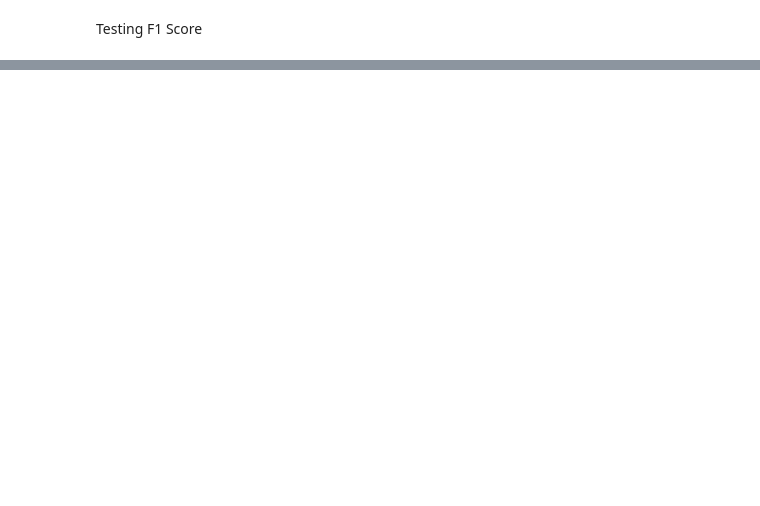
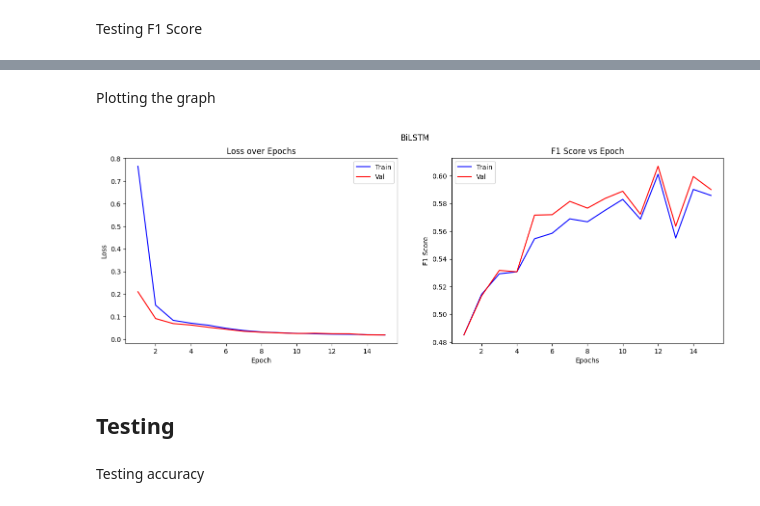
Before and after one commit to RaghavSakhuja/NLP-Assignments, a Jupyter notebook: Assignment2/ATE_w2v.ipynb, the cells around one changed output, grey strips where cells are left out. Saved outputs shown, nothing was run; the diff lists cells and outputs as text; code cells hidden in the pictures; blank space fills up the shorter version.

```diff
--- a/Assignment2/ATE_w2v.ipynb
+++ b/Assignment2/ATE_w2v.ipynb
@@ -249,0 +429,10 @@ Test F1 Score: 0.5705142197625834
+# %%
+input=Input(shape=(max_len,))
+BiLSTM_CRF_embed=Embedding(input_dim=vocab_size, output_dim=300, input_length=max_len, weights=[weights], trainable=False)(input)
+BiLSTM_CRF_bilstm=Bidirectional(LSTM(units=128, return_sequences=True, recurrent_dropout=0.1))(BiLSTM_CRF_embed)
+BiLSTM_model=(TimeDistributed(Dense(Y_test.shape[2], activation='relu')))(BiLSTM_CRF_bilstm)
+
+crf = CRF(Y_padded_test.shape[2])
+predicted_sequence, potentials, sequence_length, crf_kernel = crf(BiLSTM_model)
+
+BiLSTM_model=Model(input,potentials)
@@ -249,0 +441,8 @@ Test F1 Score: 0.5705142197625834
+# %%
+BiLSTM_model.compile(
+        optimizer=AdamW(learning_rate=0.002),
+        loss=SigmoidFocalCrossEntropy(),
+        metrics=['accuracy']
+    )
+# %%
+BiLSTM_f1_callback = F1ScoreCallback(val_data=(X_val, Y_val),data=(X_train, Y_train))
@@ -249,0 +471,2 @@ Test F1 Score: 0.5705142197625834
+# %%
+BiLSTM_training = BiLSTM_model.fit(X_train,Y_train,batch_size=128,epochs=15,validation_data=(X_val,Y_val),callbacks=[BiLSTM_f1_callback])
@@ -249,0 +491,9 @@ Test F1 Score: 0.5705142197625834
+# %% [markdown]
+Plotting the graph
+# %%
+draw_loss_graph(BiLSTM_training,model_name, BiLSTM_f1_callback.train_f1_scores, BiLSTM_f1_callback.val_f1_scores)
+save_model(BiLSTM_model,model_name,Embedding_name,Dataset)
+# %% [output]
+[figure, added]
+# %% [markdown]
+## Testing
@@ -249,0 +502,2 @@ Test F1 Score: 0.5705142197625834
+# %% [markdown]
+Testing accuracy
```
Also changed, not shown: parts of 60 cells of this notebook, 9 other files.
